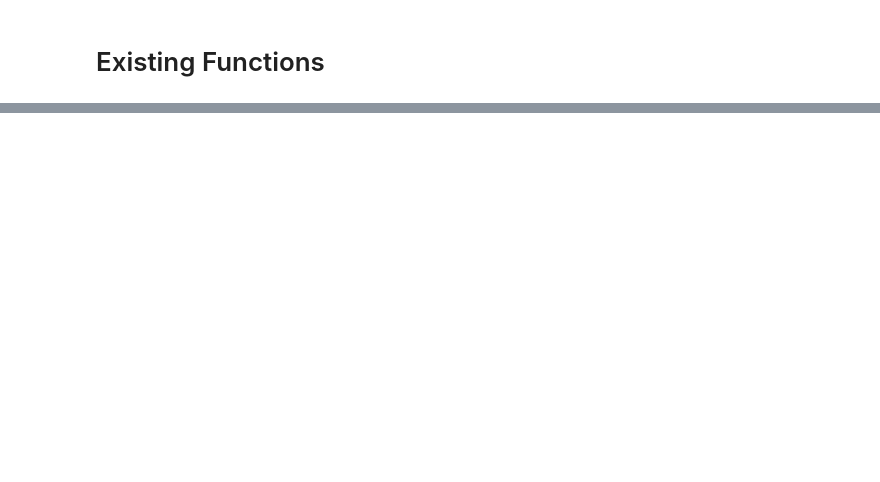
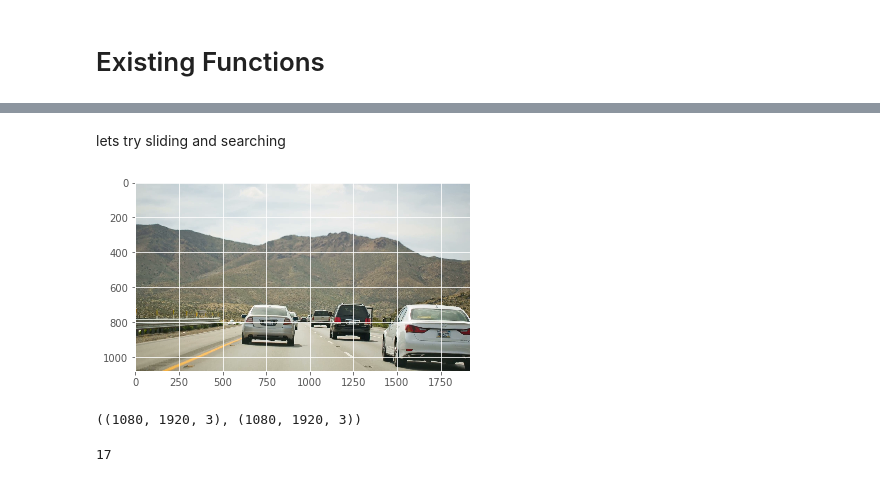
Before and after one commit to Xnsam/vehicle_detection, a Jupyter notebook: vehicle_detection.ipynb, the cells around one changed output, grey strips where cells are left out. Saved outputs shown, nothing was run; the diff lists cells and outputs as text; code cells hidden in the pictures; blank space fills up the shorter version.

```diff
--- a/vehicle_detection.ipynb
+++ b/vehicle_detection.ipynb
@@ -145,0 +480,10 @@ def show_img(img):
+# %% [markdown]
+lets try sliding and searching
+# %%
+test_path = 'vehicles-on-road-cars-driving-on-highway-with-mountain-in-background-drivers-on-freeway_nkw-kwqv__F0000.png'
+# %%
+img = mpimg.imread(test_path)
+plot_img = plt.imshow(img)
+plt.show()
+# %% [output]
+[figure, added]
@@ -145,0 +493,4 @@ def show_img(img):
+# %%
+img.shape, draw_img.shape
+# %% [output]
+((1080, 1920, 3), (1080, 1920, 3))
@@ -145,0 +501,4 @@ def show_img(img):
+# %%
+len(hot_windows)
+# %% [output]
+17
```
Also changed, not shown: parts of 52 cells of this notebook.
